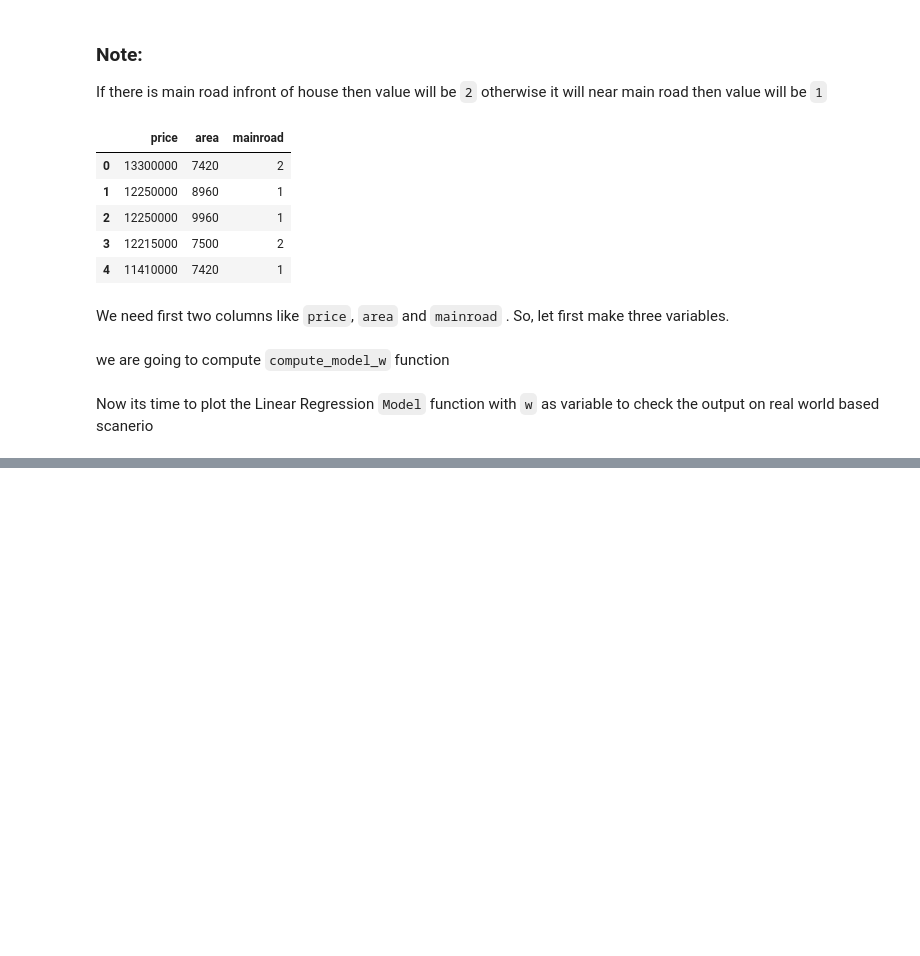
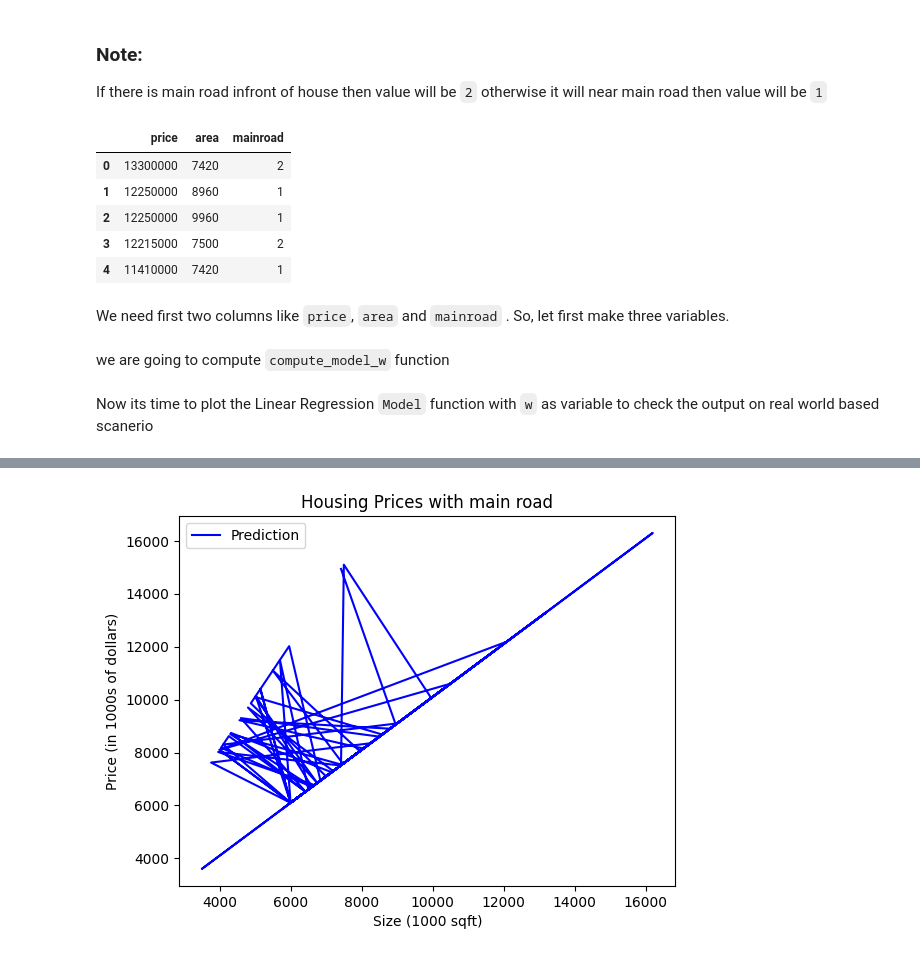
Before and after one commit to AhmedShafique313/sml_udemy, a Jupyter notebook: week4/w_linear_reg.ipynb, the cells around one changed output, grey strips where cells are left out. Drawn from its saved outputs; the diff is of its cells as text; code cells hidden in the pictures; blank space fills up the shorter version.

```diff
--- a/week4/w_linear_reg.ipynb
+++ b/week4/w_linear_reg.ipynb
@@ -43,0 +59,11 @@ Now its time to plot the Linear Regression `Model` function with `w` as variable
+# %%
+output = compute_model_W(x_train, w_train, b)
+plt.plot(x_train, output, c= 'b', label = 'Prediction')
+plt.title("Housing Prices with main road")
+plt.ylabel('Price (in 1000s of dollars)')
+# Set the x-axis label
+plt.xlabel('Size (1000 sqft)')
+plt.legend()
+plt.show()
+# %% [output]
+[figure, added]
```
Also changed, not shown: parts of 6 cells of this notebook, 1 other file.
